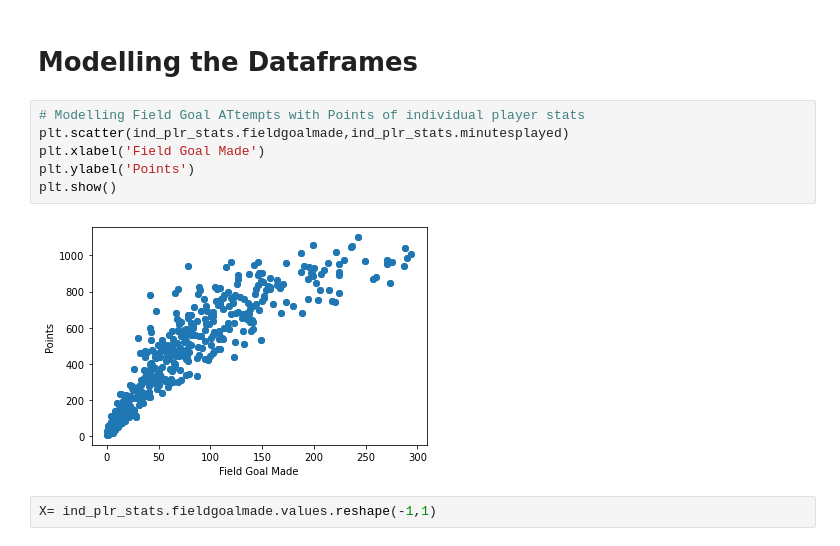
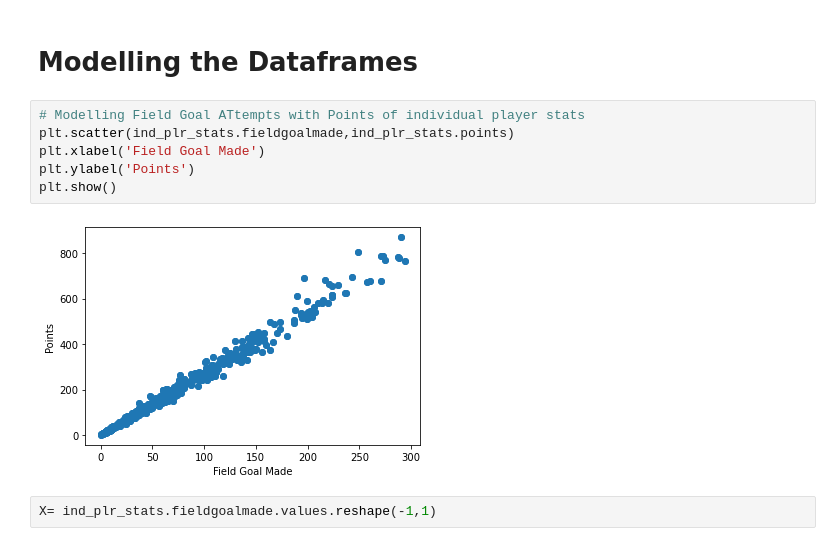
Before and after one commit to JmSambajon/group5-project, a Jupyter notebook: NBA_data_linear_regression.ipynb, the cells around one changed output. Saved outputs shown, nothing was run; the diff lists cells and outputs as text.

```diff
--- a/NBA_data_linear_regression.ipynb
+++ b/NBA_data_linear_regression.ipynb
@@ -108,12 +108,12 @@ season_stats.head(10)
 # Modelling the Dataframes
 # %%
 # Modelling Field Goal ATtempts with Points of individual player stats
-plt.scatter(ind_plr_stats.fieldgoalmade,ind_plr_stats.minutesplayed)
+plt.scatter(ind_plr_stats.fieldgoalmade,ind_plr_stats.points)
 plt.xlabel('Field Goal Made')
 plt.ylabel('Points')
 plt.show()
 # %% [output]
-[figure, old version]
+[figure, new version]
 # %%
 X= ind_plr_stats.fieldgoalmade.values.reshape(-1,1)
 # %%
```
Also changed, not shown: parts of 1 cell of this notebook.
